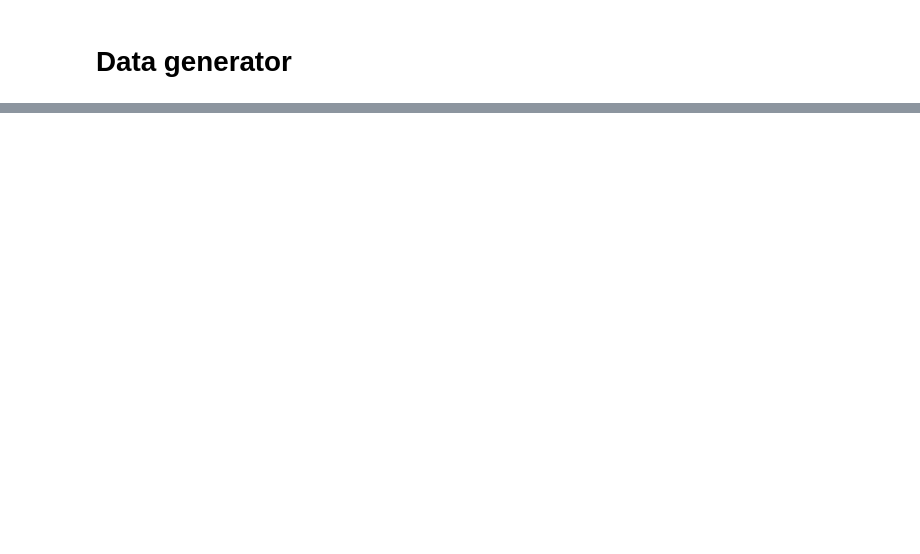
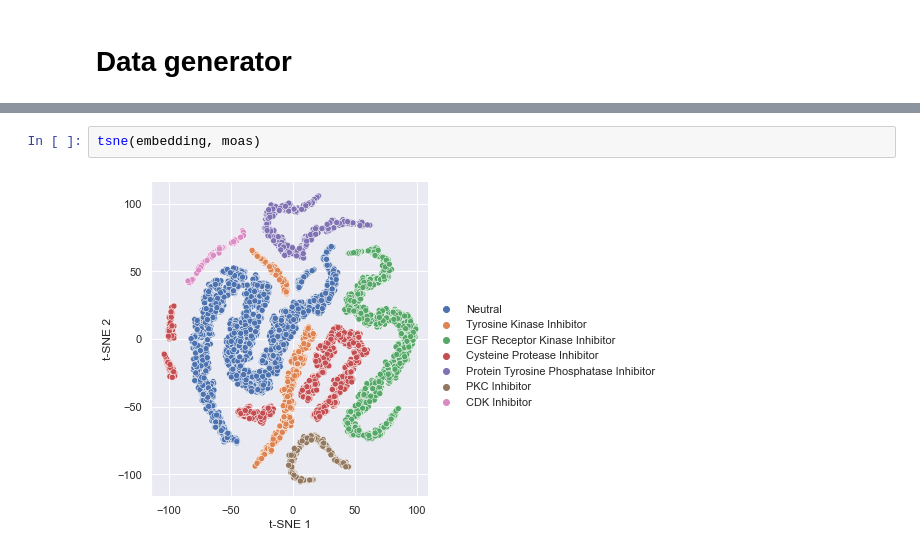
Before and after one commit to hclimente/janus, a Jupyter notebook: siamese_boyd_2019.ipynb, the cells around one changed output, grey strips where cells are left out. Cells and saved outputs as stored; diff of their text form; blank space fills up the shorter version.

```diff
--- a/siamese_boyd_2019.ipynb
+++ b/siamese_boyd_2019.ipynb
@@ -320,0 +288,4 @@ umap(scaled_penguin_data, penguins['species_short'].values)
+# %%
+tsne(embedding, moas)
+# %% [output]
+[figure, added]
```
Also changed, not shown: parts of 22 cells of this notebook, 2 other files.
